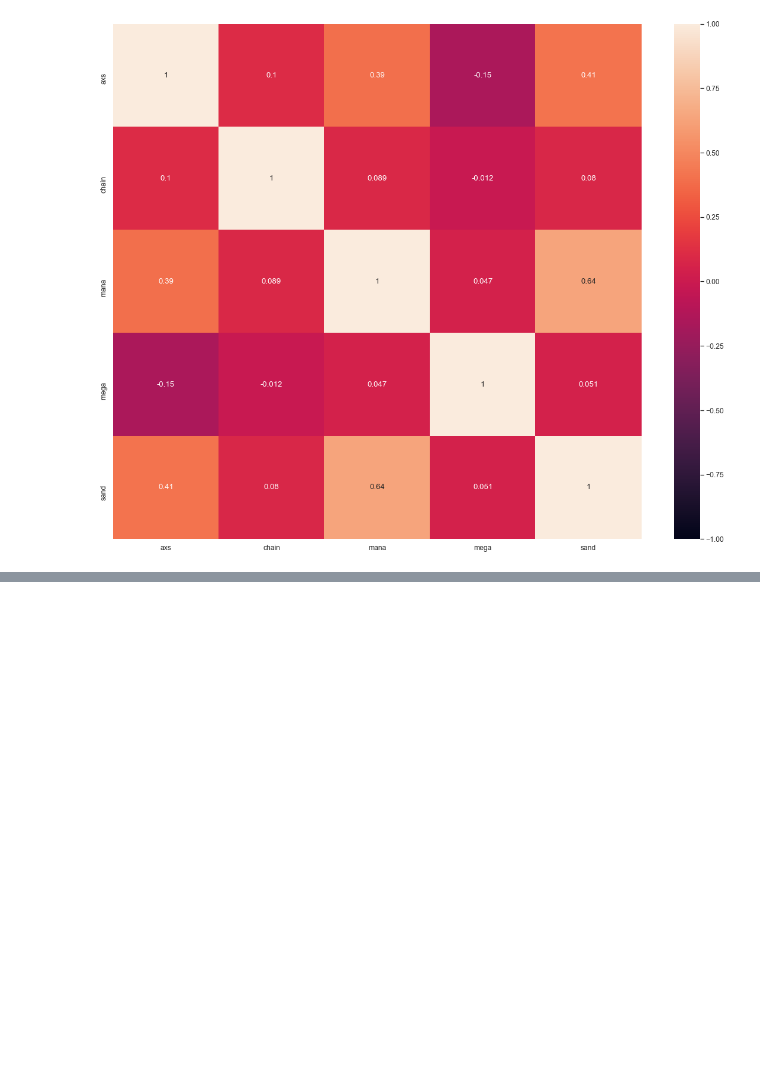
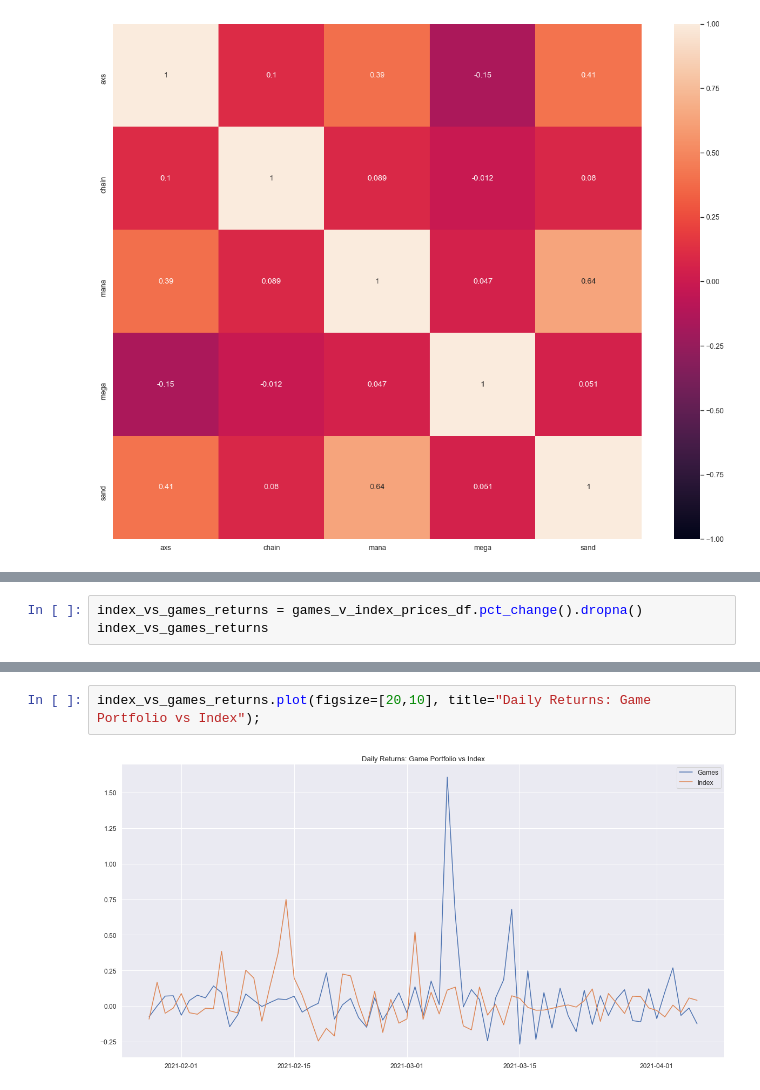
Before and after one commit to Hash3rown/nfty_tree.io, a Jupyter notebook: sandbox/kelso_gaming_NFT_portfolio_analysis.ipynb, the cells around one changed output, grey strips where cells are left out. Drawn from its saved outputs; the diff is of its cells as text; blank space fills up the shorter version.

```diff
--- a/sandbox/kelso_gaming_NFT_portfolio_analysis.ipynb
+++ b/sandbox/kelso_gaming_NFT_portfolio_analysis.ipynb
@@ -341,0 +417,3 @@ sns.heatmap(game_token_correlations, annot=True, vmin=-1, vmax=1);
+# %%
+index_vs_games_returns = games_v_index_prices_df.pct_change().dropna()
+index_vs_games_returns
@@ -341,0 +434,4 @@ sns.heatmap(game_token_correlations, annot=True, vmin=-1, vmax=1);
+# %%
+index_vs_games_returns.plot(figsize=[20,10], title="Daily Returns: Game Portfolio vs Index");
+# %% [output]
+[figure, added]
```
Also changed, not shown: parts of 18 cells of this notebook.
